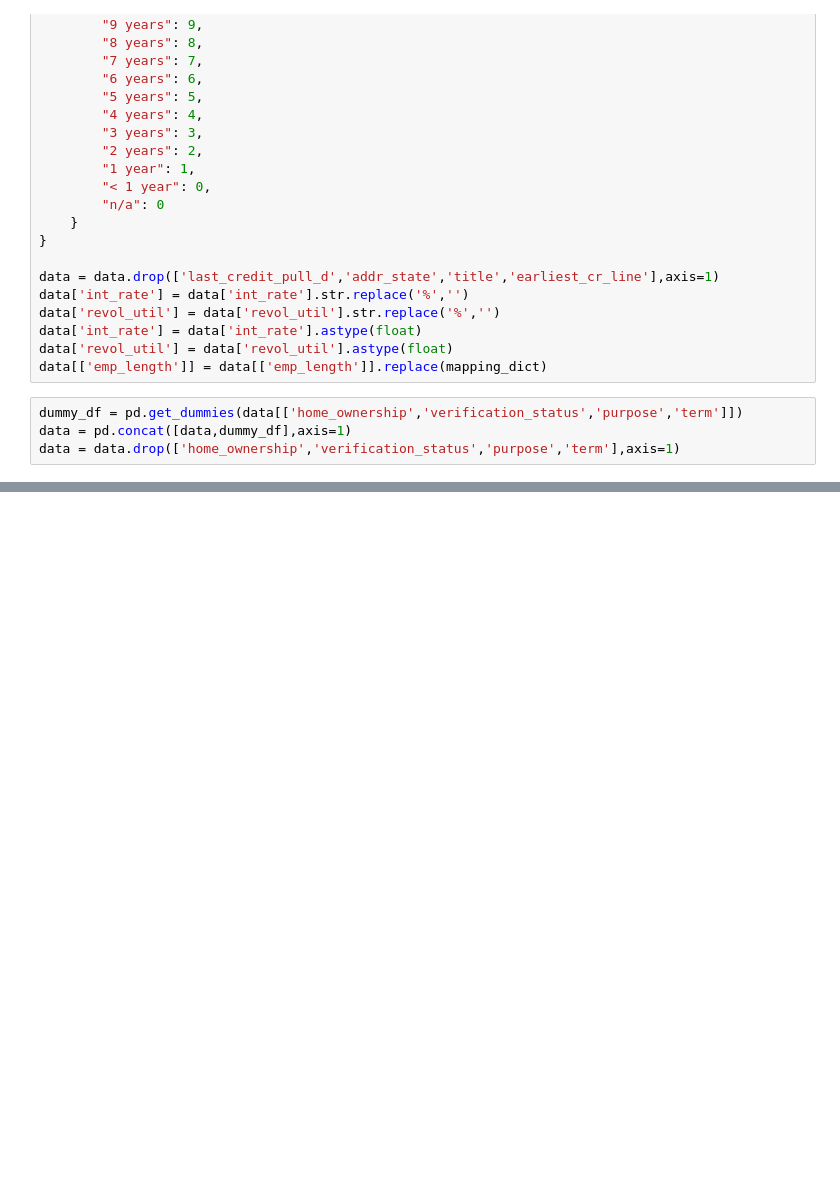
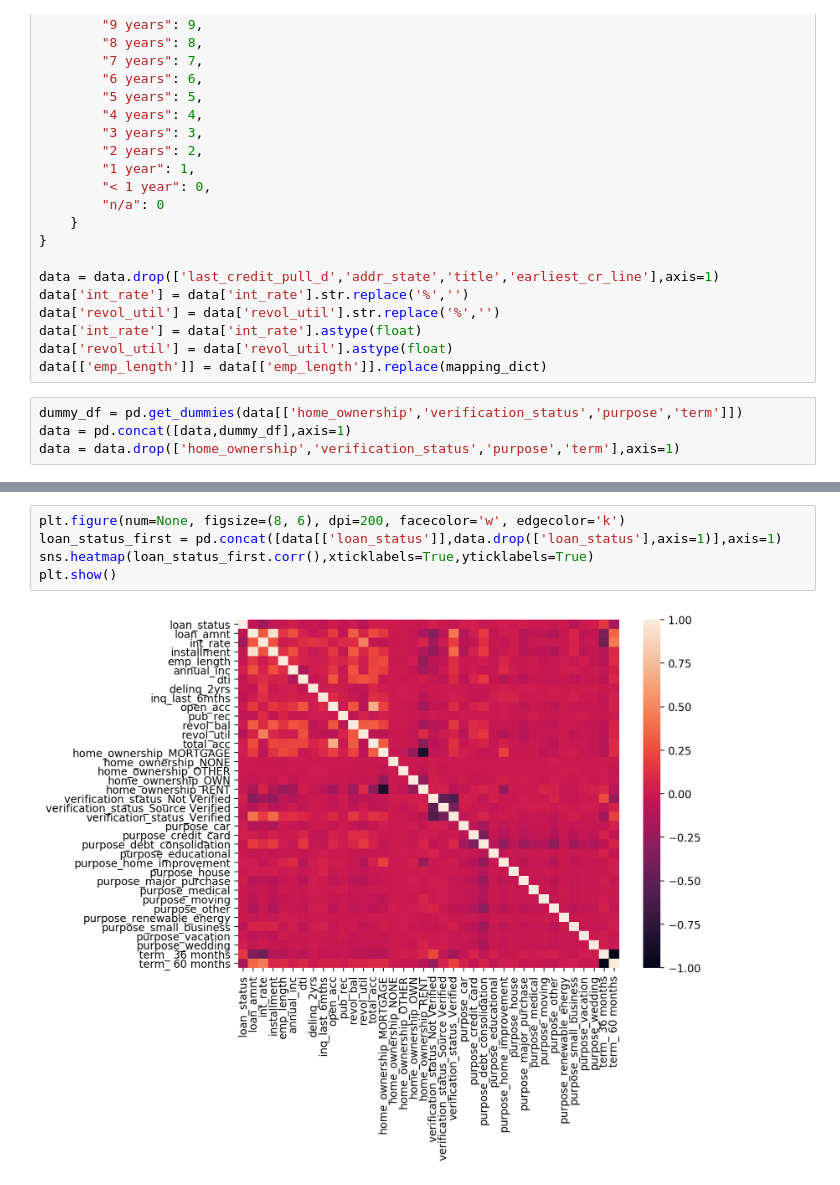
Before and after one commit to MichaelFellner/Loan-Prediction, a Jupyter notebook: Loan-Prediction.ipynb, the cells around one changed output, grey strips where cells are left out. Cells and saved outputs as stored; diff of their text form; blank space fills up the shorter version.

```diff
--- a/Loan-Prediction.ipynb
+++ b/Loan-Prediction.ipynb
@@ -176,0 +240,7 @@ data = data.drop(['home_ownership','verification_status','purpose','term'],axis=
+# %%
+plt.figure(num=None, figsize=(8, 6), dpi=200, facecolor='w', edgecolor='k')
+loan_status_first = pd.concat([data[['loan_status']],data.drop(['loan_status'],axis=1)],axis=1)
+sns.heatmap(loan_status_first.corr(),xticklabels=True,yticklabels=True)
+plt.show()
+# %% [output]
+[figure, added]
```
Also changed, not shown: parts of 9 cells of this notebook.
